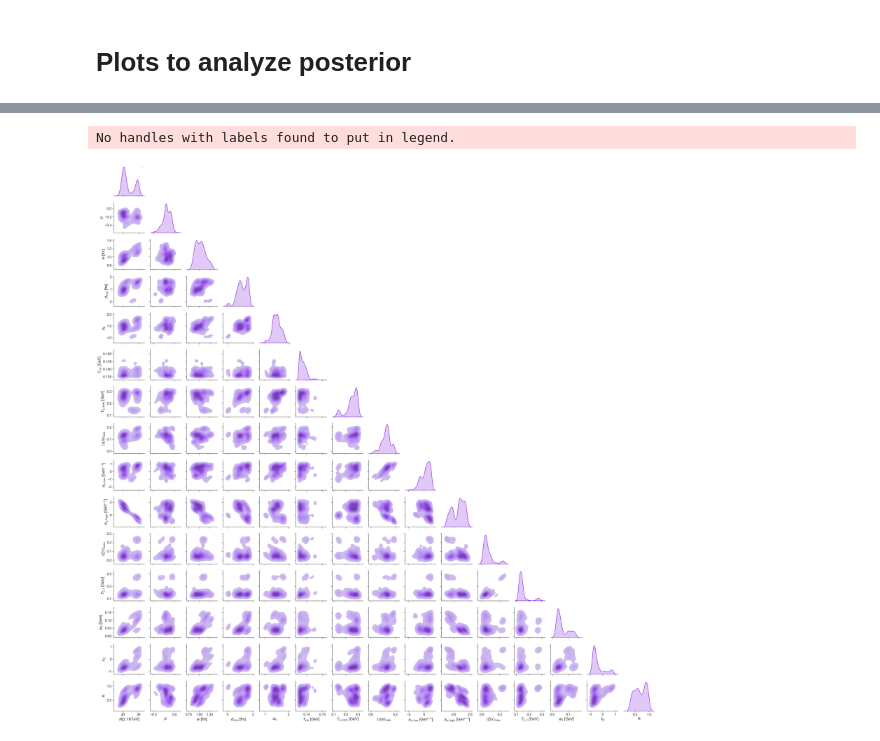
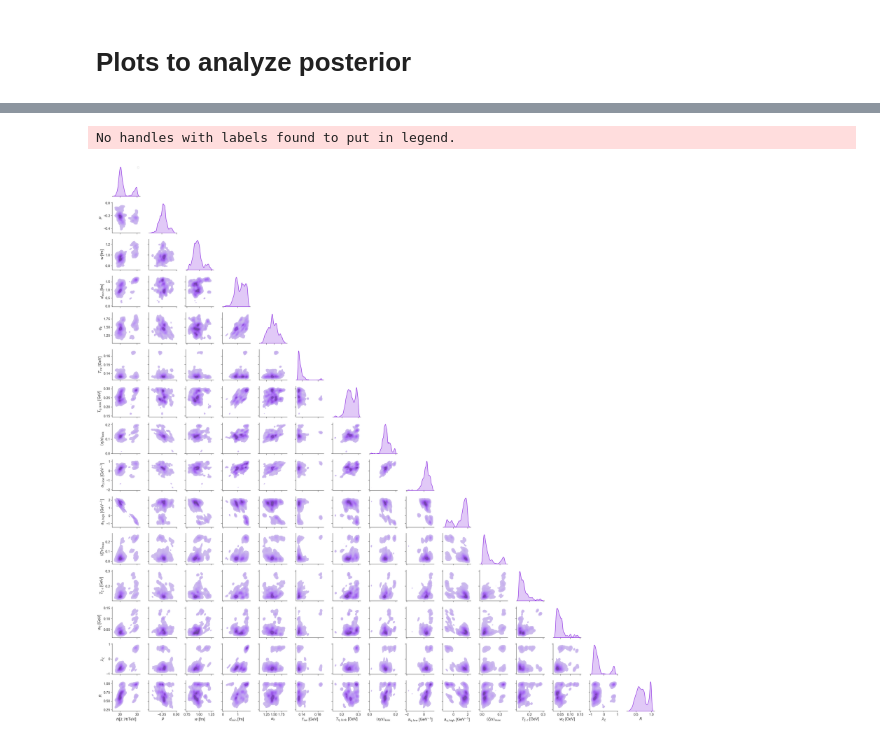
Before and after one commit to danOSU/observables, a Jupyter notebook: vah_design/emulation/analyze.ipynb, the cells around one changed output, grey strips where cells are left out. Saved outputs shown, nothing was run; the diff lists cells and outputs as text; code cells hidden in the pictures.

```diff
--- a/vah_design/emulation/analyze.ipynb
+++ b/vah_design/emulation/analyze.ipynb
@@ -31,6 +31,6 @@ No handles with labels found to put in legend.
 # %%
-plot_corner_all(post_df,'PCSK',1000,1)
+plot_corner_all(post_df,'PCSK',40000,1)
 # %% [output]
 No handles with labels found to put in legend.
-[figure, old version]
+[figure, new version]
 # %%
```
Also changed, not shown: parts of 6 cells of this notebook.
